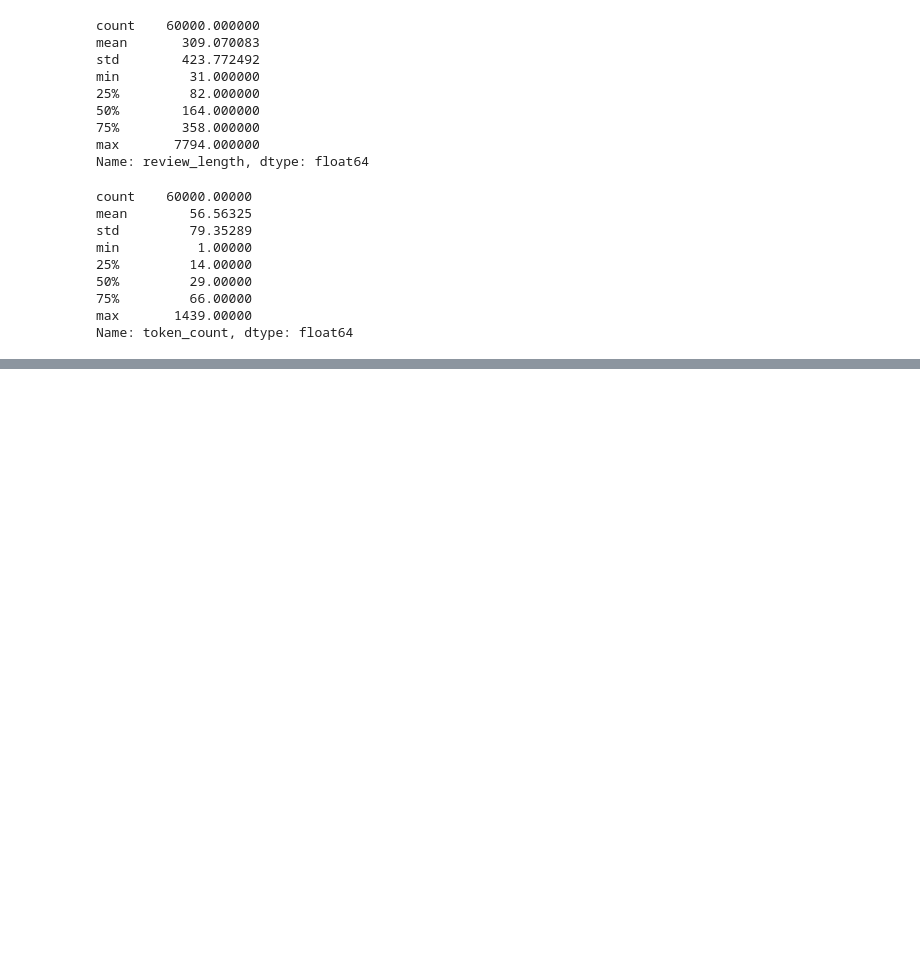
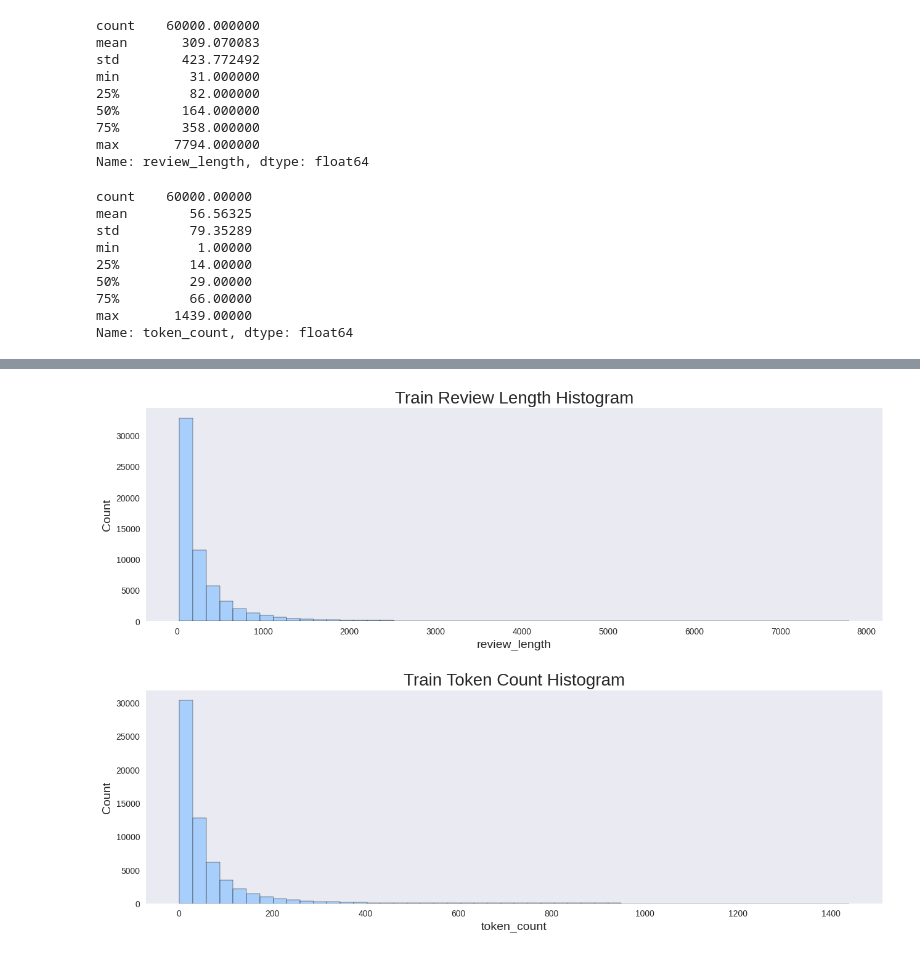
Before and after one commit to MayankDw/NLP-Sentiment-Analysis, a Jupyter notebook: nlp-sentiment-analysis.ipynb, the cells around one changed output, grey strips where cells are left out. Cells and saved outputs as stored; diff of their text form; code cells hidden in the pictures; blank space fills up the shorter version.

```diff
--- a/nlp-sentiment-analysis.ipynb
+++ b/nlp-sentiment-analysis.ipynb
@@ -169,0 +197,23 @@ Name: token_count, dtype: float64
+# %%
+fig, (ax1, ax2) = plt.subplots(2, figsize=(14, 10))
+
+# Set the spacing between subplots
+fig.tight_layout(pad=6.0)
+
+# Generate Train Rating Histogram
+ax1.set_title('Train Review Length Histogram', fontsize=20)
+sns.histplot(data=train_df, x='review_length', bins=50,
+            ax=ax1)
+ax1.set_xlabel('review_length', fontsize=14)
+ax1.set_ylabel('Count', fontsize=14)
+sns.despine();
+
+# Generate Train Token Count Histogram
+ax2.set_title('Train Token Count Histogram', fontsize=20)
+sns.histplot(data=train_df, x='token_count', bins=50,
+            ax=ax2)
+ax2.set_xlabel('token_count', fontsize=14)
+ax2.set_ylabel('Count', fontsize=14)
+sns.despine();
+# %% [output]
+[figure, added]
```
Also changed, not shown: parts of 2 cells of this notebook.
